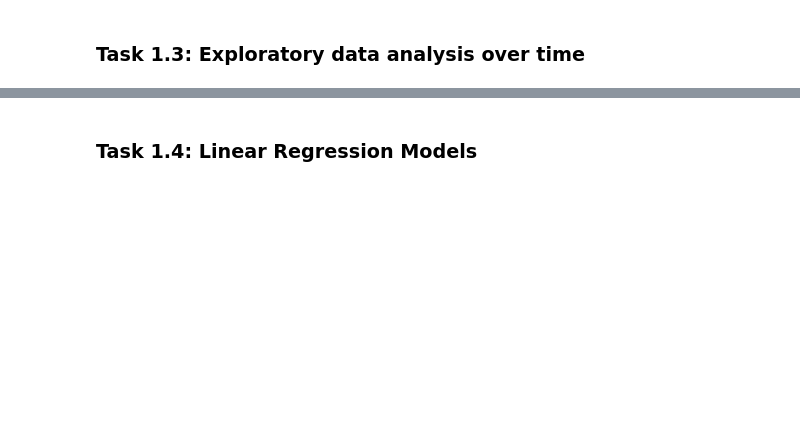
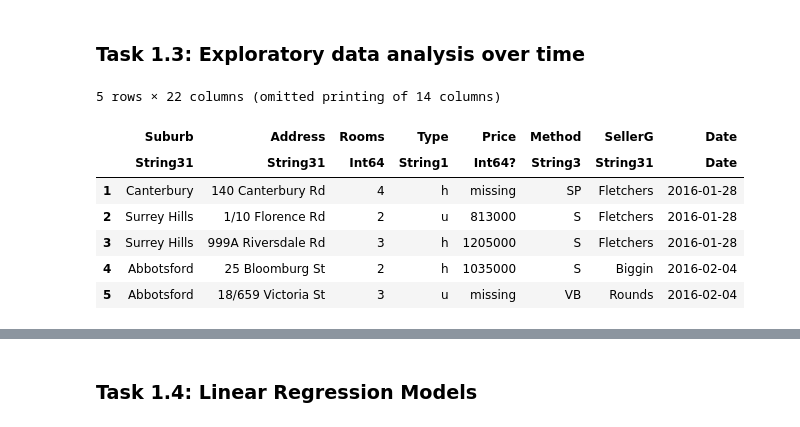
Before and after one commit to joshuacrook400/Joshua-Crook-2504-2022-PROJECT3, a Jupyter notebook: MelbourneHousing.ipynb, the cells around one changed output, grey strips where cells are left out. Saved outputs shown, nothing was run; the diff lists cells and outputs as text; code cells hidden in the pictures; blank space fills up the shorter version.

```diff
--- a/MelbourneHousing.ipynb
+++ b/MelbourneHousing.ipynb
@@ -60,2 +80,18 @@ bar(avg_price,  xlabel = "number of rooms", ylabel = "average price in millions"
 # %% [markdown]
 ### Task 1.3: Exploratory data analysis over time
+# %%
+using Dates, SplitApplyCombine
+df_date = copy(df)
+df_date.Date = Date.(df.Date, "dd/mm/yyyy")
+sort!(df_date,:Date)
+transform!(df_date, :Date => ByRow(d -> Dates.format(d, "yyyy-mm")) => :DateYearMonth);
+first(df_date,5)
+# %% [output]
+5 rows × 22 columns (omitted printing of 14 columns)
+|  | Suburb | Address | Rooms | Type | Price | Method | SellerG | Date |
+|  | String31 | String31 | Int64 | String1 | Int64? | String3 | String31 | Date |
+| 1 | Canterbury | 140 Canterbury Rd | 4 | h | missing | SP | Fletchers | 2016-01-28 |
+| 2 | Surrey Hills | 1/10 Florence Rd | 2 | u | 813000 | S | Fletchers | 2016-01-28 |
+| 3 | Surrey Hills | 999A Riversdale Rd | 3 | h | 1205000 | S | Fletchers | 2016-01-28 |
+| 4 | Abbotsford | 25 Bloomburg St | 2 | h | 1035000 | S | Biggin | 2016-02-04 |
+| 5 | Abbotsford | 18/659 Victoria St | 3 | u | missing | VB | Rounds | 2016-02-04 |
```
Also changed, not shown: parts of 9 cells of this notebook.
